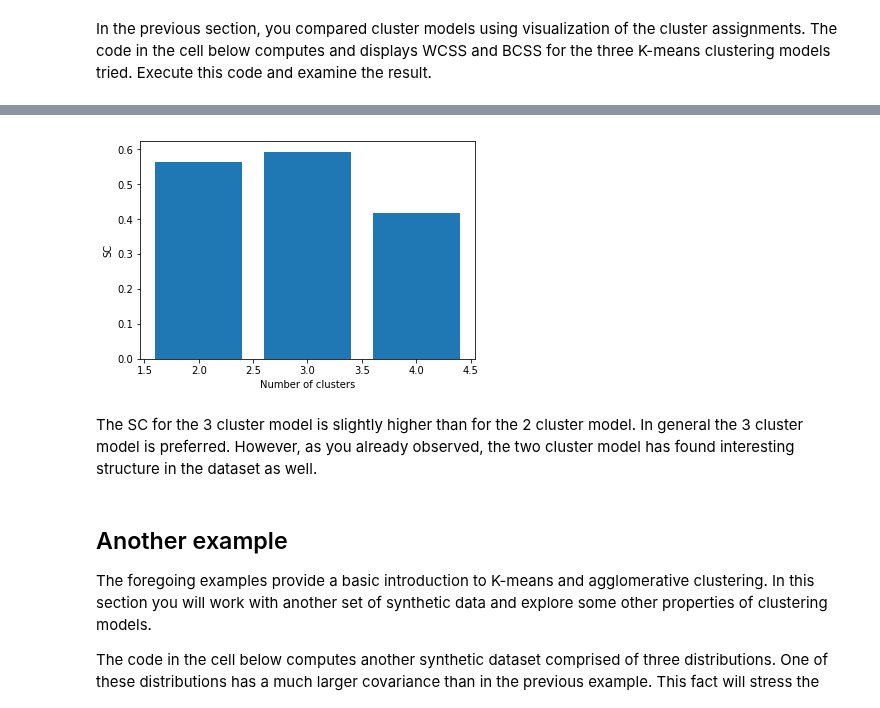
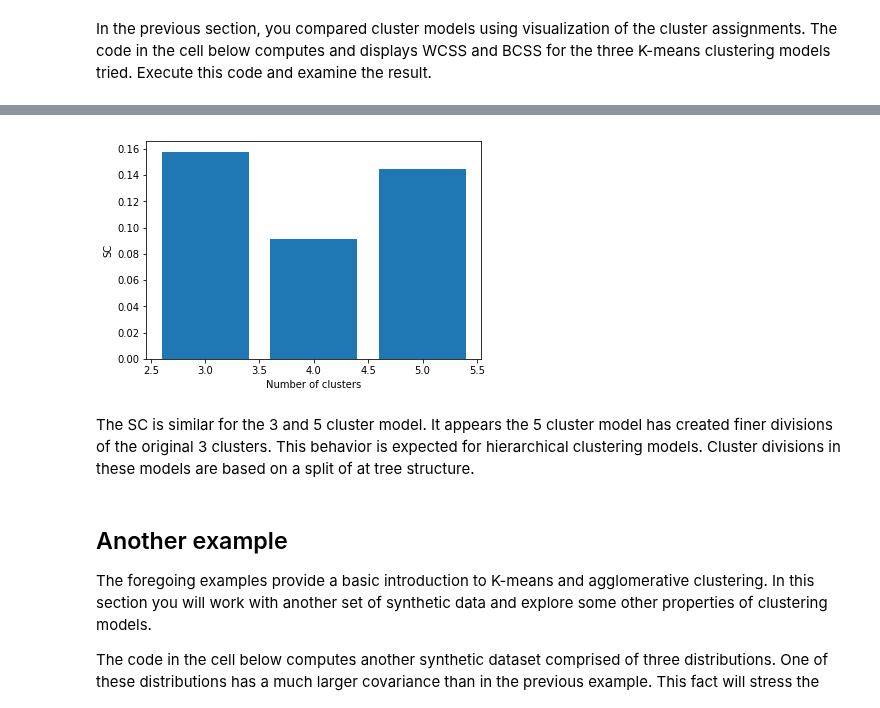
Before and after one commit to syslin/-MicrosoftLearning-Principles-of-Machine-Learning-Python, a Jupyter notebook: Module7/IntroToUnsupervisedLearning.ipynb, the cells around one changed output, grey strips where cells are left out. Saved outputs shown, nothing was run; the diff lists cells and outputs as text; code cells hidden in the pictures.

```diff
--- a/Module7/IntroToUnsupervisedLearning.ipynb
+++ b/Module7/IntroToUnsupervisedLearning.ipynb
@@ -111,0 +107,9 @@ sample.shape
+# %%
+sample = np.concatenate((sample1, sample2, sample3))
+
+for i in range(1):
+    mean_col = np.mean(sample[:,i])
+    std_col = np.std(sample[:,i])
+    sample[:,i] = [(x - mean_col)/std_col for x in sample[:,i]]
+
+sample.shape
@@ -202,0 +203,4 @@ plot_clusters(sample, assignments_ag4)
+# %%
+agglomerative_5 = AgglomerativeClustering(n_clusters=5)
+assignments_ag5 = agglomerative_5.fit_predict(sample[:,0:2])
+plot_clusters(sample, assignments_ag5)
@@ -299,11 +308,11 @@ These metrics indicate there is not a great difference between the 3 and 4 clust
 
 The code in the cell below computes and displays the SC for the three M-means models. This code uses the `silhouette_score` function from the scikit-learn `metrics` package. Execute this code and examine the result.
 # %%
-assignment_list = [assignments_km2, assignments_km3, assignments_km4]
+assignment_list = [assignments_km3, assignments_km4, assignments_km5]
 
 def plot_sillohette(samples, assignments, x_lab = 'Number of clusters'):
     silhouette = [silhouette_score(samples[:,0:1], a) for a in assignments]
-    n_clusts = range(2, len(silhouette) + 2)
+    n_clusts = [x + 1 for x in range(2, len(silhouette) + 2)]
     plt.bar(n_clusts, silhouette)
     plt.xlabel(x_lab)
     plt.ylabel('SC')
@@ -319,10 +332,10 @@ The code in the cell below computes and displays the SC for the three agglomerat
 # %%
-assignment_list = [assignments_ag2, assignments_ag3, assignments_ag4]
+assignment_list = [assignments_ag3, assignments_ag4, assignments_ag5]
 plot_sillohette(sample, assignment_list)
 # %% [output]
-[figure, old version]
+[figure, new version]
-# %% [markdown]
-The SC for the 3 cluster model is slightly higher than for the 2 cluster model. In general the 3 cluster model is preferred. However, as you already observed, the two cluster model has found interesting structure in the dataset as well.
+# %% [markdown]
+The SC is similar for the 3 and 5 cluster model. It appears the 5 cluster model has created finer divisions of the original 3 clusters. This behavior is expected for hierarchical clustering models. Cluster divisions in these models are based on a split of at tree structure.
 # %% [markdown]
 ## Another example
 
```
Also changed, not shown: parts of 35 cells of this notebook.
